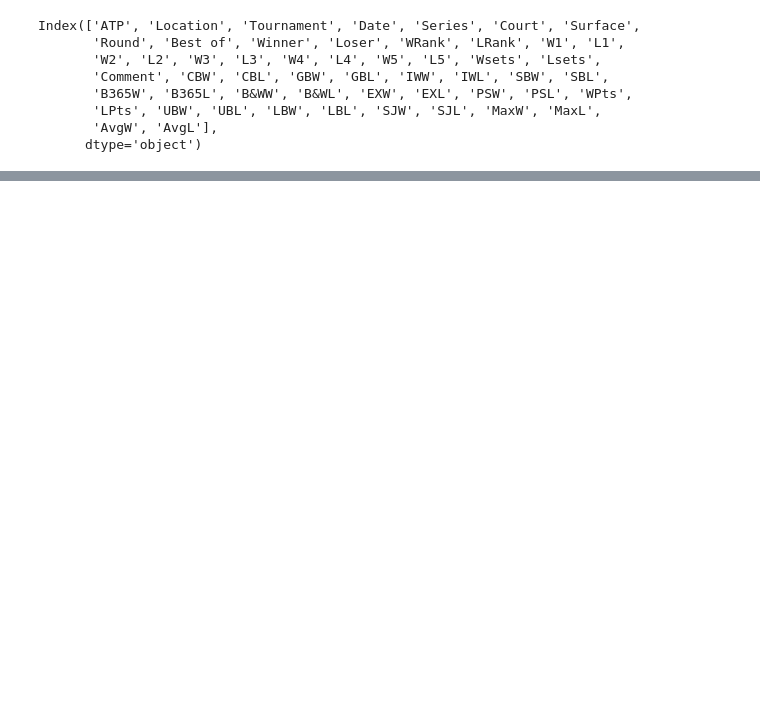
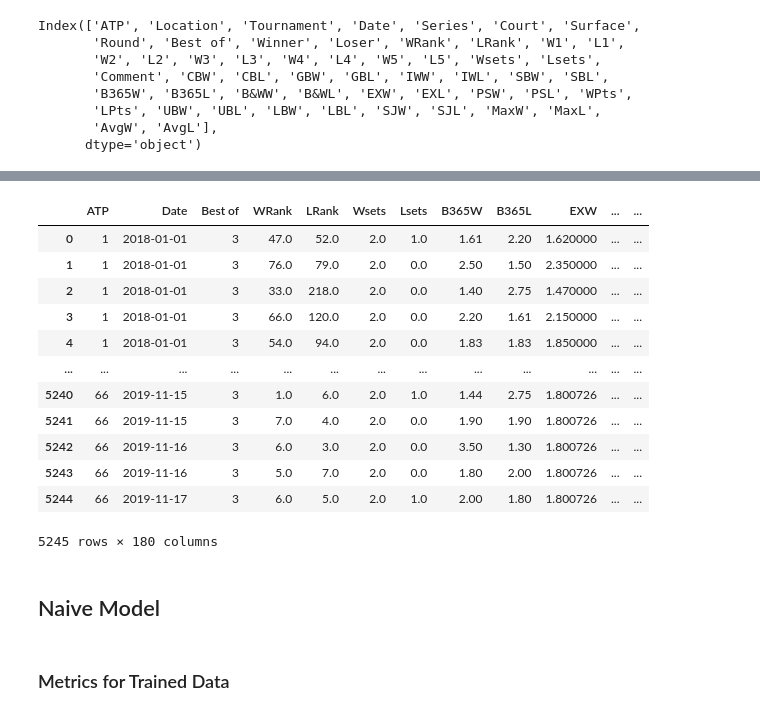
Before and after one commit to Harish-Thota1/Predicting_Tennis_Matches, a Jupyter notebook: Tennis_Research_Project.ipynb, the cells around one changed output, grey strips where cells are left out. Saved outputs shown, nothing was run; the diff lists cells and outputs as text; code cells hidden in the pictures; blank space fills up the shorter version.

```diff
--- a/Tennis_Research_Project.ipynb
+++ b/Tennis_Research_Project.ipynb
@@ -248,0 +331,3 @@ array([   nan,  1.48 ,  1.2  ,  1.5  ,  1.8  ,  1.9  ,  1.75 ,  1.65 ,
+# %%
+df_odds_validation = all_years_df[all_years_df.Date >= split_time]
+df_odds_validation = preprocess_dataset(df_odds_validation)
@@ -248,0 +352,2 @@ array([   nan,  1.48 ,  1.2  ,  1.5  ,  1.8  ,  1.9  ,  1.75 ,  1.65 ,
+# %%
+df_odds_validation.fillna(means, inplace=True)
@@ -248,0 +370,18 @@ array([   nan,  1.48 ,  1.2  ,  1.5  ,  1.8  ,  1.9  ,  1.75 ,  1.65 ,
+# %%
+df_odds_validation
+# %% [output]
+|  | ATP | Date | Best of | WRank | LRank | Wsets | Lsets | B365W | B365L | EXW | ... | ... |
+| 0 | 1 | 2018-01-01 | 3 | 47.0 | 52.0 | 2.0 | 1.0 | 1.61 | 2.20 | 1.620000 | ... | ... |
+| 1 | 1 | 2018-01-01 | 3 | 76.0 | 79.0 | 2.0 | 0.0 | 2.50 | 1.50 | 2.350000 | ... | ... |
+| 2 | 1 | 2018-01-01 | 3 | 33.0 | 218.0 | 2.0 | 0.0 | 1.40 | 2.75 | 1.470000 | ... | ... |
+| 3 | 1 | 2018-01-01 | 3 | 66.0 | 120.0 | 2.0 | 0.0 | 2.20 | 1.61 | 2.150000 | ... | ... |
+| 4 | 1 | 2018-01-01 | 3 | 54.0 | 94.0 | 2.0 | 0.0 | 1.83 | 1.83 | 1.850000 | ... | ... |
+| ... | ... | ... | ... | ... | ... | ... | ... | ... | ... | ... | ... | ... |
+| 5240 | 66 | 2019-11-15 | 3 | 1.0 | 6.0 | 2.0 | 1.0 | 1.44 | 2.75 | 1.800726 | ... | ... |
+| 5241 | 66 | 2019-11-15 | 3 | 7.0 | 4.0 | 2.0 | 0.0 | 1.90 | 1.90 | 1.800726 | ... | ... |
+| 5242 | 66 | 2019-11-16 | 3 | 6.0 | 3.0 | 2.0 | 0.0 | 3.50 | 1.30 | 1.800726 | ... | ... |
+| 5243 | 66 | 2019-11-16 | 3 | 5.0 | 7.0 | 2.0 | 0.0 | 1.80 | 2.00 | 1.800726 | ... | ... |
+| 5244 | 66 | 2019-11-17 | 3 | 6.0 | 5.0 | 2.0 | 1.0 | 2.00 | 1.80 | 1.800726 | ... | ... |
+5245 rows × 180 columns
+# %% [markdown]
+## Naive Model
@@ -248,0 +398,2 @@ array([   nan,  1.48 ,  1.2  ,  1.5  ,  1.8  ,  1.9  ,  1.75 ,  1.65 ,
+# %% [markdown]
+### Metrics for Trained Data
```
Also changed, not shown: parts of 63 cells of this notebook.
